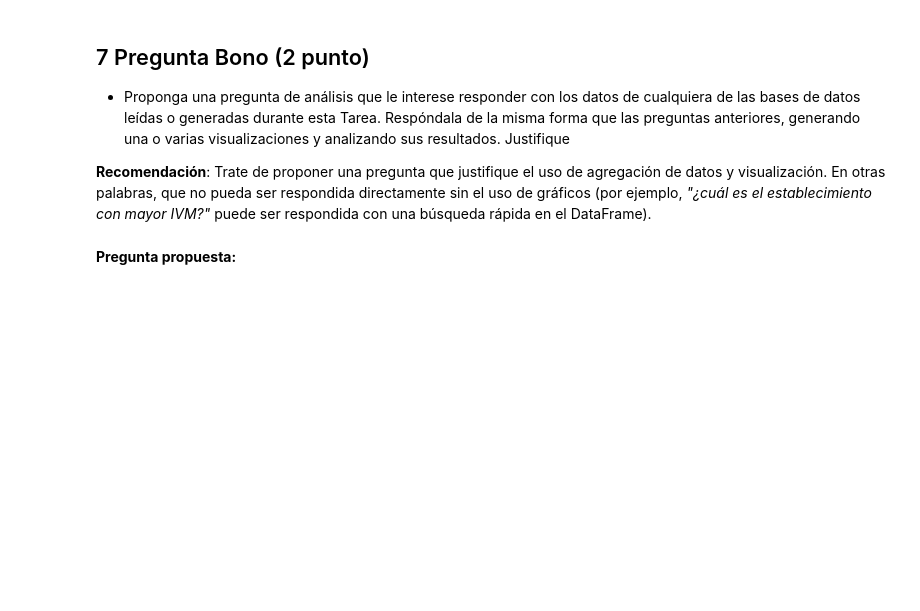
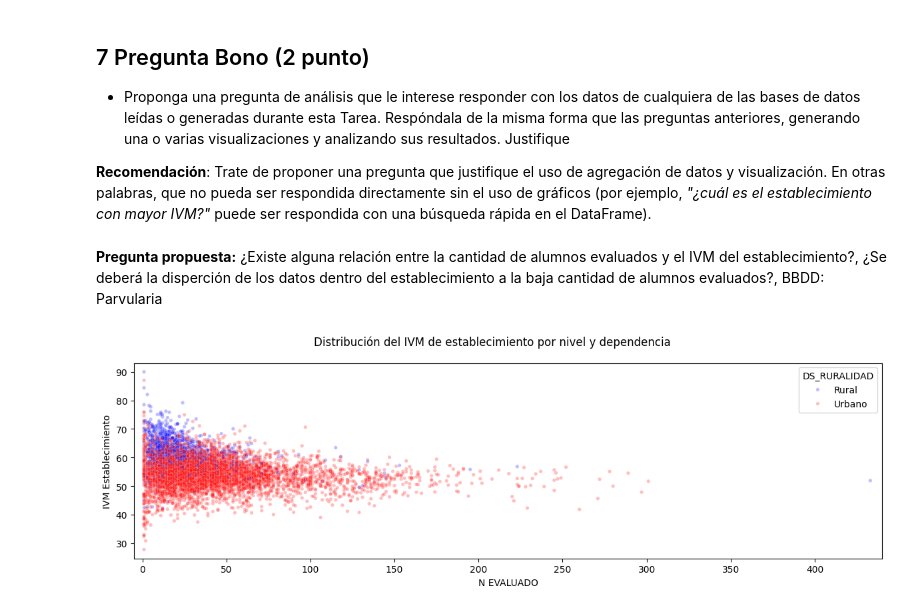
Before and after one commit to Esteban-Arias-S/IMT2200-Esteban-Arias, a Jupyter notebook: tarea 03/IMT2200-25s2 - Tarea 03.ipynb, the cells around one changed output. Cells and saved outputs as stored; diff of their text form; code cells hidden in the pictures; blank space fills up the shorter version.

```diff
--- a/tarea 03/IMT2200-25s2 - Tarea 03.ipynb
+++ b/tarea 03/IMT2200-25s2 - Tarea 03.ipynb
@@ -97,7 +97,12 @@ import seaborn as sns
 # %%
 df_parvularia_raw = pd.read_excel(os.path.join('data', 'IVM_Establecimientos_2025-2.xlsx'),
                                   sheet_name='Parvularia')
+
 df_parvularia_raw.isna().any().sum()  # No hay valores vacios
+
+df_parvularia_raw['DS_TIPO_DEPENDENCIA'] = df_parvularia_raw['DS_TIPO_DEPENDENCIA'].astype('category')
+df_parvularia_raw['DS_RURALIDAD'] = df_parvularia_raw['DS_RURALIDAD'].astype('category')
+
 df_parvularia_raw.info()  # Todas las columnas tienen su tipo de dato corresponiente
 df_parvularia_raw.describe()  # Los mínimos y máximos se mantienen en sus rasgos esperados
 
@@ -105,7 +110,7 @@ df_parvularia_raw.describe()  # Los mínimos y máximos se mantienen en sus rasg
 df_parvularia_raw['total_encuestados_real_data'] = df_parvularia_raw[['IVM Bajo', 'IVM Medio', 'IVM Alto', 'IVM Muy Alto']].sum(axis=1)
 df_parvularia_raw[df_parvularia_raw['total_encuestados_real_data'] != df_parvularia_raw['N EVALUADO']].shape[0]
 # concuerdan
-# No requiere limpieza o transformación
+# No requiere mayor limpieza
 # %% [output]
 <class 'pandas.core.frame.DataFrame'>
 RangeIndex: 6163 entries, 0 to 6162
@@ -533,6 +602,21 @@ Respóndala de la misma forma que las preguntas anteriores, generando una o vari
 **Recomendación**: Trate de proponer una pregunta que justifique el uso de agregación de datos y visualización. En otras palabras, que
 no pueda ser respondida directamente sin el uso de gráficos (por ejemplo, *"¿cuál es el establecimiento con mayor IVM?"* puede ser respondida con una búsqueda rápida en el DataFrame).
 # %% [markdown]
-**Pregunta propuesta:**
+**Pregunta propuesta:** ¿Existe alguna relación entre la cantidad de alumnos evaluados y el IVM del establecimiento?, ¿Se deberá la disperción de los datos dentro del establecimiento a la baja cantidad de alumnos evaluados?, BBDD: Parvularia
 # %%
-# respuesta
+palette = {
+    'Urbano': '#ff0000',
+    'Rural': '#0000ff'}
+
+fig, ax = plt.subplots(figsize=(12, 4))
+
+sns.scatterplot(data=df_parvularia_raw, x='N EVALUADO', y='IVM Establecimiento', ax=ax, hue='DS_RURALIDAD', palette=palette,
+                   s=15, alpha=0.25)
+ax.set_xlim(-5, 440)
+
+fig.suptitle('Distribución del IVM de establecimiento por nivel y dependencia')
+
+plt.tight_layout()
+plt.show()
+# %% [output]
+[figure, added]
```
Also changed, not shown: parts of 14 cells of this notebook, 1 other file.
